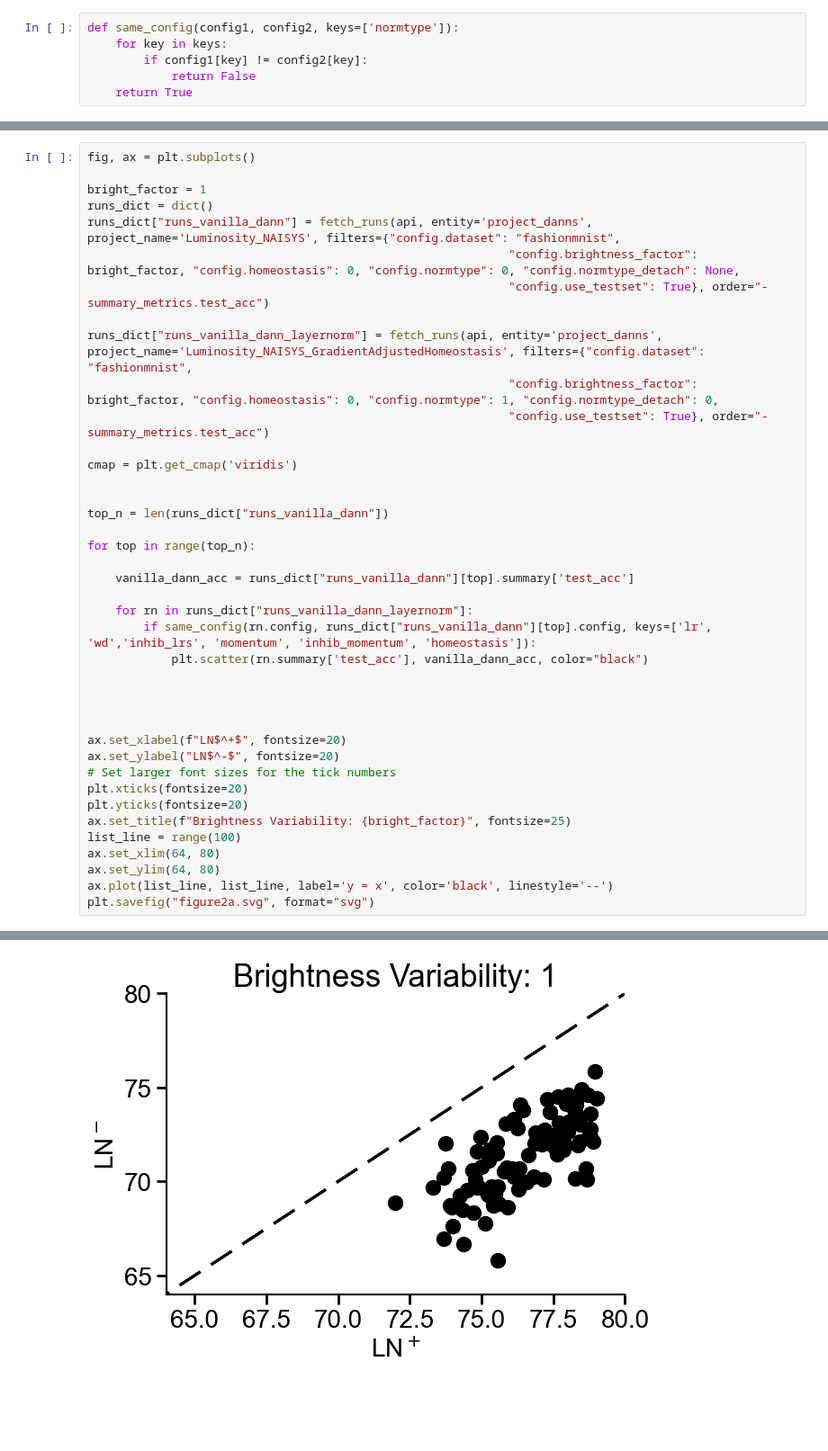
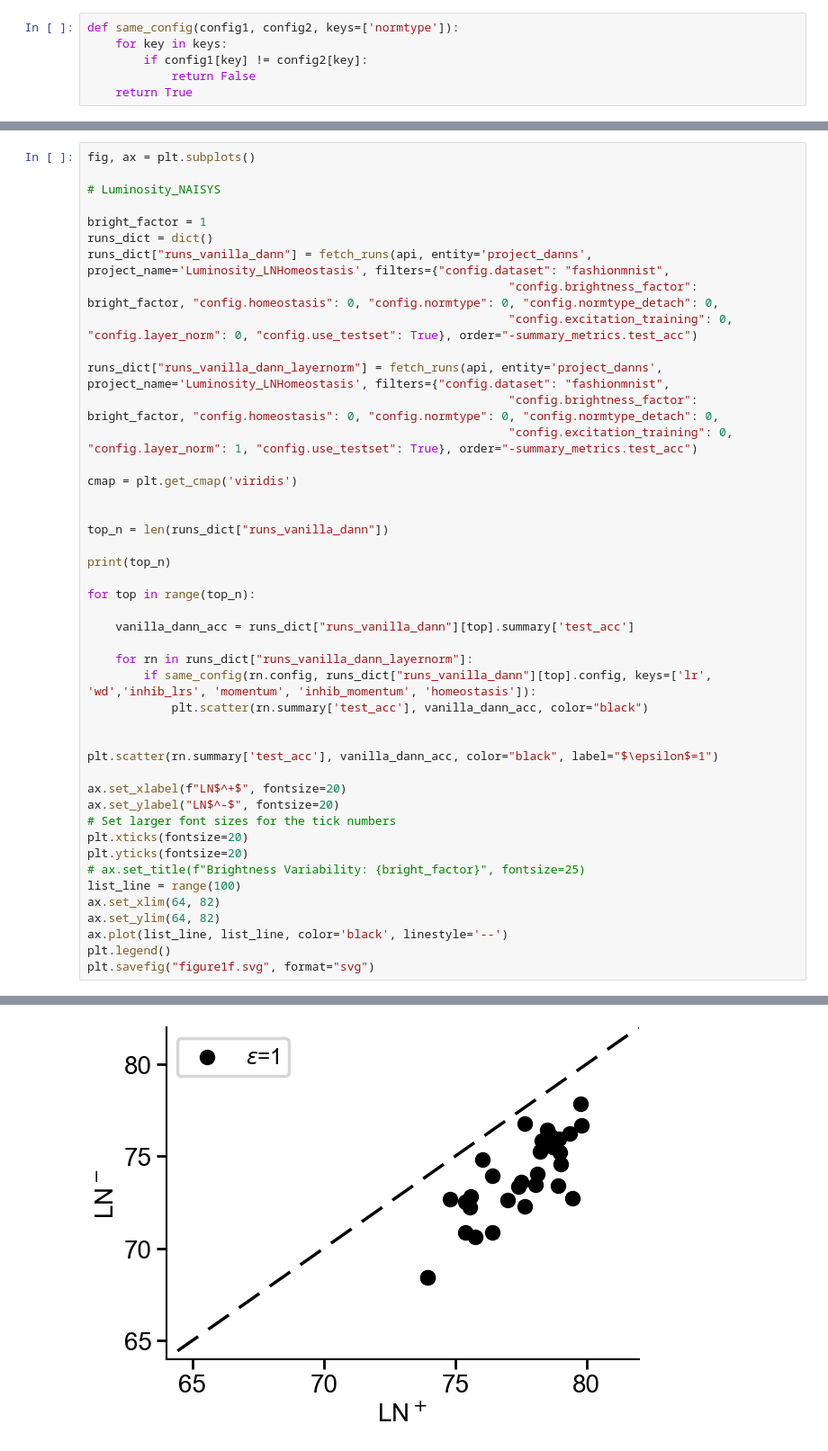
Before and after one commit to RoyHEyono/HomeostaticDANN, a Jupyter notebook: models/dense_mnist_task/figure_notebooks/fig1.ipynb, the cells around one changed output, grey strips where cells are left out. Shown at 90% size. Saved outputs shown, nothing was run; the diff lists cells and outputs as text; blank space fills up the shorter version.

Commit message:
Generated more plots, reverted back to vanilla gradient in LN functions

```diff
--- a/models/dense_mnist_task/figure_notebooks/fig1.ipynb
+++ b/models/dense_mnist_task/figure_notebooks/fig1.ipynb
@@ -82,20 +82,24 @@ plt.savefig("figure1a.svg", format="svg")
 # %%
 fig, ax = plt.subplots()
 
+# Luminosity_NAISYS
+
 bright_factor = 1
 runs_dict = dict()
-runs_dict["runs_vanilla_dann"] = fetch_runs(api, entity='project_danns', project_name='Luminosity_NAISYS', filters={"config.dataset": "fashionmnist",
-                                                            "config.brightness_factor": bright_factor, "config.homeostasis": 0, "config.normtype": 0, "config.normtype_detach": None,
-                                                            "config.use_testset": True}, order="-summary_metrics.test_acc")
+runs_dict["runs_vanilla_dann"] = fetch_runs(api, entity='project_danns', project_name='Luminosity_LNHomeostasis', filters={"config.dataset": "fashionmnist",
+                                                            "config.brightness_factor": bright_factor, "config.homeostasis": 0, "config.normtype": 0, "config.normtype_detach": 0,
+                                                            "config.excitation_training": 0, "config.layer_norm": 0, "config.use_testset": True}, order="-summary_metrics.test_acc")
 
-runs_dict["runs_vanilla_dann_layernorm"] = fetch_runs(api, entity='project_danns', project_name='Luminosity_NAISYS_GradientAdjustedHomeostasis', filters={"config.dataset": "fashionmnist",
-                                                            "config.brightness_factor": bright_factor, "config.homeostasis": 0, "config.normtype": 1, "config.normtype_detach": 0,
-                                                            "config.use_testset": True}, order="-summary_metrics.test_acc")
+runs_dict["runs_vanilla_dann_layernorm"] = fetch_runs(api, entity='project_danns', project_name='Luminosity_LNHomeostasis', filters={"config.dataset": "fashionmnist",
+                                                            "config.brightness_factor": bright_factor, "config.homeostasis": 0, "config.normtype": 0, "config.normtype_detach": 0,
+                                                            "config.excitation_training": 0, "config.layer_norm": 1, "config.use_testset": True}, order="-summary_metrics.test_acc")
 
 cmap = plt.get_cmap('viridis')
 
 
 top_n = len(runs_dict["runs_vanilla_dann"])
+
+print(top_n)
 
 for top in range(top_n):
 
@@ -106,17 +110,18 @@ for top in range(top_n):
             plt.scatter(rn.summary['test_acc'], vanilla_dann_acc, color="black")
 
 
-
+plt.scatter(rn.summary['test_acc'], vanilla_dann_acc, color="black", label="$\epsilon$=1")
 
 ax.set_xlabel(f"LN$^+$", fontsize=20)
 ax.set_ylabel("LN$^-$", fontsize=20)
 # Set larger font sizes for the tick numbers
 plt.xticks(fontsize=20)
 plt.yticks(fontsize=20)
-ax.set_title(f"Brightness Variability: {bright_factor}", fontsize=25)
+# ax.set_title(f"Brightness Variability: {bright_factor}", fontsize=25)
 list_line = range(100)
-ax.set_xlim(64, 80)
-ax.set_ylim(64, 80)
-ax.plot(list_line, list_line, label='y = x', color='black', linestyle='--')
-plt.savefig("figure2a.svg", format="svg")
+ax.set_xlim(64, 82)
+ax.set_ylim(64, 82)
+ax.plot(list_line, list_line, color='black', linestyle='--')
+plt.legend()
+plt.savefig("figure1f.svg", format="svg")
 # %% [output]
@@ -123 +129 @@ plt.savefig("figure2a.svg", format="svg")
-[figure, old version]
+[figure, new version]
```
Also changed, not shown: parts of 4 cells of this notebook, 16 other files.
